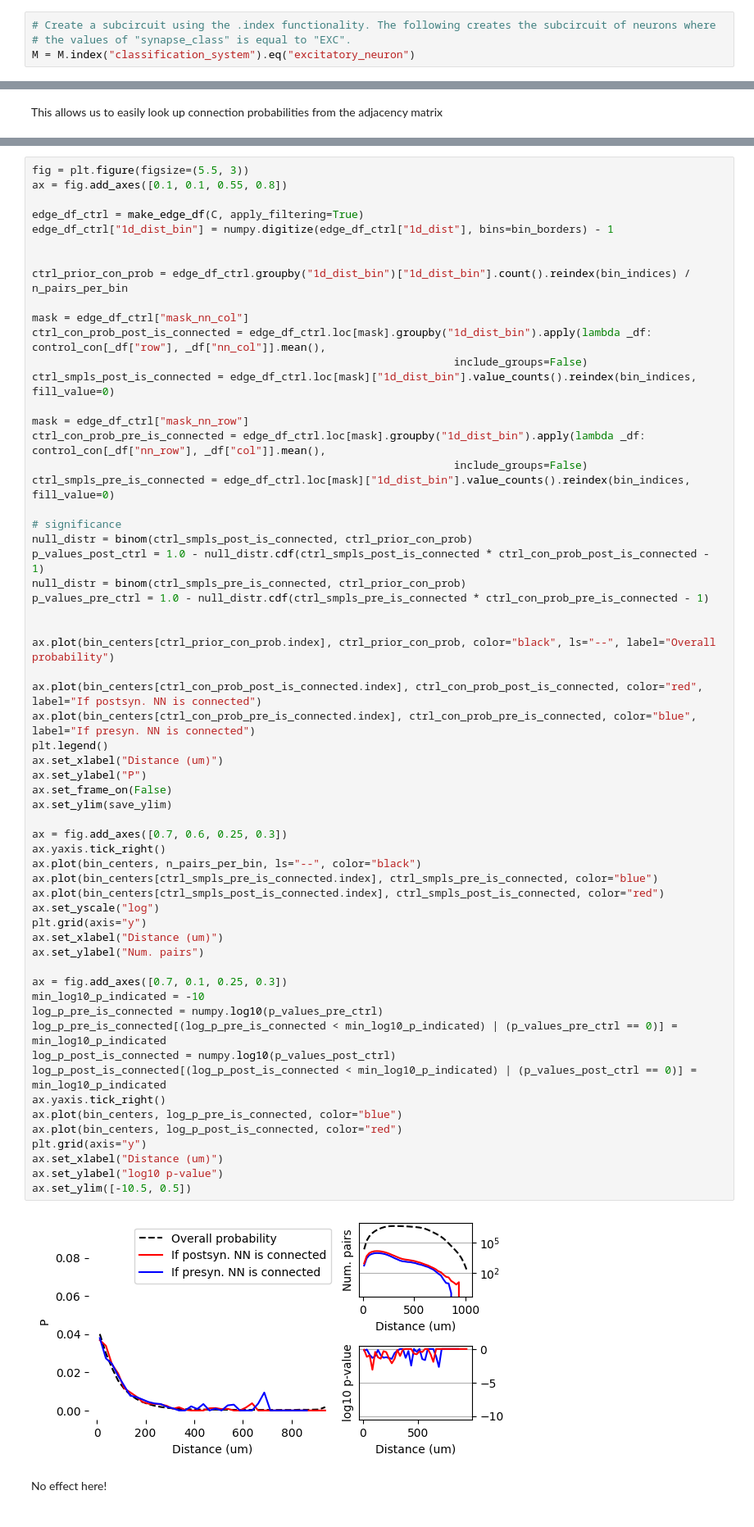
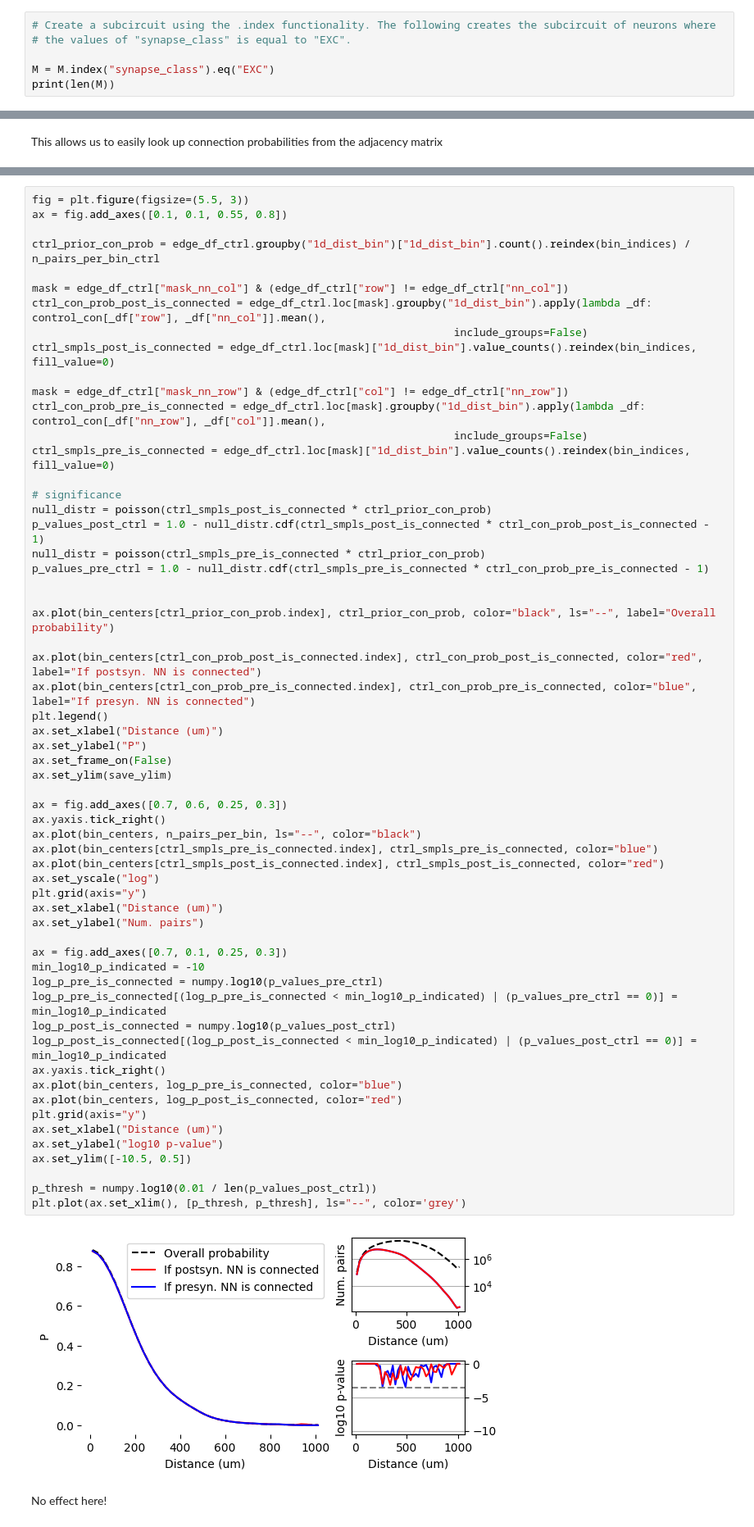
Before and after one commit to MWolfR/local_connectivity_model, a Jupyter notebook: src/Nearest neighbor 1d prob increase.ipynb, the cells around one changed output, grey strips where cells are left out. Shown: that part at 82% size. Saved outputs shown, nothing was run; the diff lists cells and outputs as text.

```diff
--- a/src/Nearest neighbor 1d prob increase.ipynb
+++ b/src/Nearest neighbor 1d prob increase.ipynb
@@ -51,4 +55,6 @@ Hence, we limit our analysis here to only the excitatory subgraph, for simplicit
 # %%
 # Create a subcircuit using the .index functionality. The following creates the subcircuit of neurons where
 # the values of "synapse_class" is equal to "EXC".
-M = M.index("classification_system").eq("excitatory_neuron")
+
+M = M.index("synapse_class").eq("EXC")
+print(len(M))
@@ -396,26 +412,22 @@ Here, we also apply the same filtering based on "trustworthyness" as in the anal
 fig = plt.figure(figsize=(5.5, 3))
 ax = fig.add_axes([0.1, 0.1, 0.55, 0.8])
 
-edge_df_ctrl = make_edge_df(C, apply_filtering=True)
-edge_df_ctrl["1d_dist_bin"] = numpy.digitize(edge_df_ctrl["1d_dist"], bins=bin_borders) - 1
+ctrl_prior_con_prob = edge_df_ctrl.groupby("1d_dist_bin")["1d_dist_bin"].count().reindex(bin_indices) / n_pairs_per_bin_ctrl
 
-
-ctrl_prior_con_prob = edge_df_ctrl.groupby("1d_dist_bin")["1d_dist_bin"].count().reindex(bin_indices) / n_pairs_per_bin
-
-mask = edge_df_ctrl["mask_nn_col"]
+mask = edge_df_ctrl["mask_nn_col"] & (edge_df_ctrl["row"] != edge_df_ctrl["nn_col"])
 ctrl_con_prob_post_is_connected = edge_df_ctrl.loc[mask].groupby("1d_dist_bin").apply(lambda _df: control_con[_df["row"], _df["nn_col"]].mean(),
                                                                   include_groups=False)
 ctrl_smpls_post_is_connected = edge_df_ctrl.loc[mask]["1d_dist_bin"].value_counts().reindex(bin_indices, fill_value=0)
 
-mask = edge_df_ctrl["mask_nn_row"]
+mask = edge_df_ctrl["mask_nn_row"] & (edge_df_ctrl["col"] != edge_df_ctrl["nn_row"])
 ctrl_con_prob_pre_is_connected = edge_df_ctrl.loc[mask].groupby("1d_dist_bin").apply(lambda _df: control_con[_df["nn_row"], _df["col"]].mean(),
                                                                   include_groups=False)
 ctrl_smpls_pre_is_connected = edge_df_ctrl.loc[mask]["1d_dist_bin"].value_counts().reindex(bin_indices, fill_value=0)
 
 # significance
-null_distr = binom(ctrl_smpls_post_is_connected, ctrl_prior_con_prob)
+null_distr = poisson(ctrl_smpls_post_is_connected * ctrl_prior_con_prob)
 p_values_post_ctrl = 1.0 - null_distr.cdf(ctrl_smpls_post_is_connected * ctrl_con_prob_post_is_connected - 1)
-null_distr = binom(ctrl_smpls_pre_is_connected, ctrl_prior_con_prob)
+null_distr = poisson(ctrl_smpls_pre_is_connected * ctrl_prior_con_prob)
 p_values_pre_ctrl = 1.0 - null_distr.cdf(ctrl_smpls_pre_is_connected * ctrl_con_prob_pre_is_connected - 1)
 
 
@@ -426,33 +438,36 @@ ax.plot(bin_centers[ctrl_con_prob_pre_is_connected.index], ctrl_con_prob_pre_is_
 plt.legend()
 ax.set_xlabel("Distance (um)")
 ax.set_ylabel("P")
 ax.set_frame_on(False)
 ax.set_ylim(save_ylim)
 
 ax = fig.add_axes([0.7, 0.6, 0.25, 0.3])
 ax.yaxis.tick_right()
 ax.plot(bin_centers, n_pairs_per_bin, ls="--", color="black")
 ax.plot(bin_centers[ctrl_smpls_pre_is_connected.index], ctrl_smpls_pre_is_connected, color="blue")
 ax.plot(bin_centers[ctrl_smpls_post_is_connected.index], ctrl_smpls_post_is_connected, color="red")
 ax.set_yscale("log")
 plt.grid(axis="y")
 ax.set_xlabel("Distance (um)")
 ax.set_ylabel("Num. pairs")
 
 ax = fig.add_axes([0.7, 0.1, 0.25, 0.3])
 min_log10_p_indicated = -10
 log_p_pre_is_connected = numpy.log10(p_values_pre_ctrl)
 log_p_pre_is_connected[(log_p_pre_is_connected < min_log10_p_indicated) | (p_values_pre_ctrl == 0)] = min_log10_p_indicated
 log_p_post_is_connected = numpy.log10(p_values_post_ctrl)
 log_p_post_is_connected[(log_p_post_is_connected < min_log10_p_indicated) | (p_values_post_ctrl == 0)] = min_log10_p_indicated
 ax.yaxis.tick_right()
 ax.plot(bin_centers, log_p_pre_is_connected, color="blue")
 ax.plot(bin_centers, log_p_post_is_connected, color="red")
 plt.grid(axis="y")
 ax.set_xlabel("Distance (um)")
 ax.set_ylabel("log10 p-value")
 ax.set_ylim([-10.5, 0.5])
+
+p_thresh = numpy.log10(0.01 / len(p_values_post_ctrl))
+plt.plot(ax.set_xlim(), [p_thresh, p_thresh], ls="--", color='grey')
 # %% [output]
-[figure, old version]
+[figure, new version]
 # %% [markdown]
 No effect here!
```
Also changed, not shown: parts of 15 cells of this notebook.
